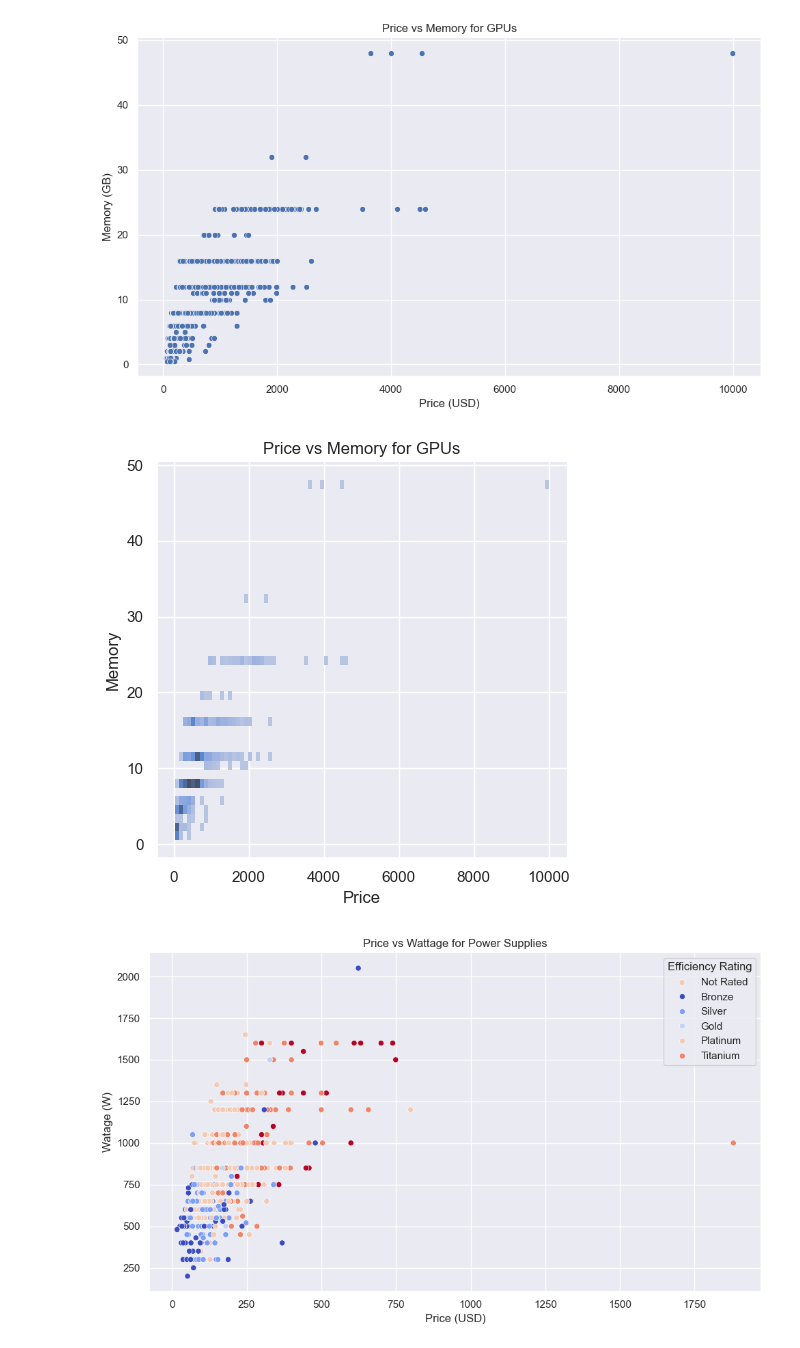
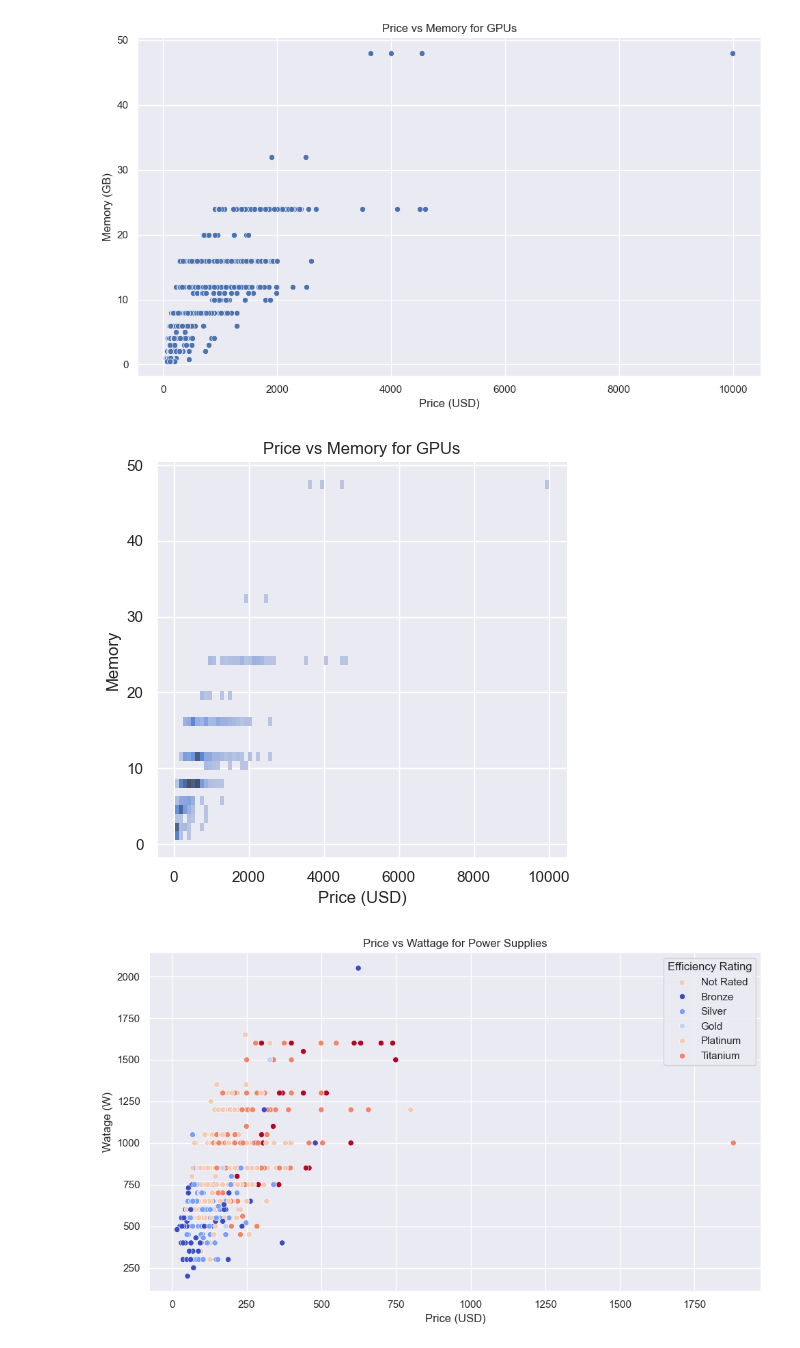
Before and after one commit to knoppds/CSCI_5502_Group_Project_01, a Jupyter notebook: GP_1_PCPartPicker_Data_Visualizations.ipynb, the cells around one changed output. Cells and saved outputs as stored; diff of their text form; code cells hidden in the pictures.

```diff
--- a/GP_1_PCPartPicker_Data_Visualizations.ipynb
+++ b/GP_1_PCPartPicker_Data_Visualizations.ipynb
@@ -202,15 +202,15 @@ plt.show()
 [figure]
 # %%
 sns.displot(data = gpu_df, x = 'Price', y = 'Memory')
-plt.xlabel('Price')
+plt.xlabel('Price (USD)')
 plt.ylabel('Memory')
 plt.title('Price vs Memory for GPUs')
 plt.tight_layout()
 #save as png
 plt.savefig('Visualizations/price_vs_memory_displot.png')
 plt.show()
 # %% [output]
-[figure, old version]
+[figure, new version]
 # %%
 plt.figure(figsize=(10, 6))
 sns.scatterplot(x='Price', y='Wattage',hue = 'Efficiency Rating', palette='coolwarm', data=power_df)
```
Also changed, not shown: parts of 4 cells of this notebook, 5 other files.
